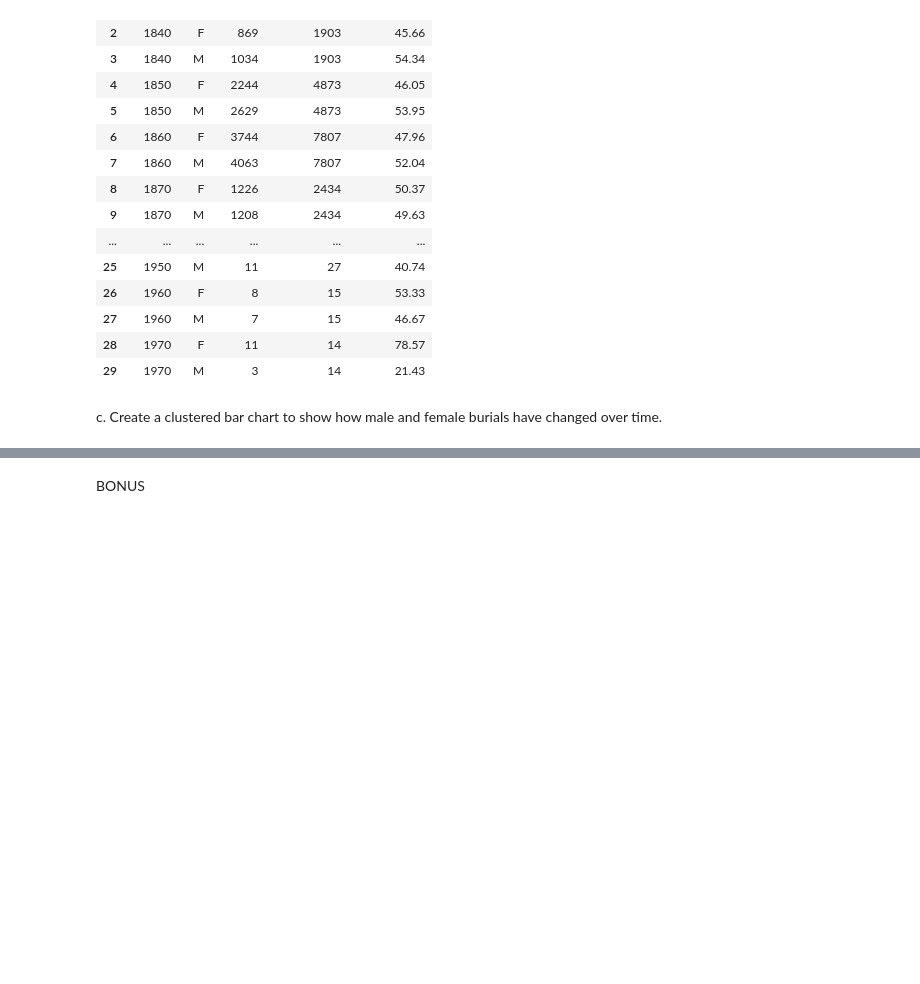
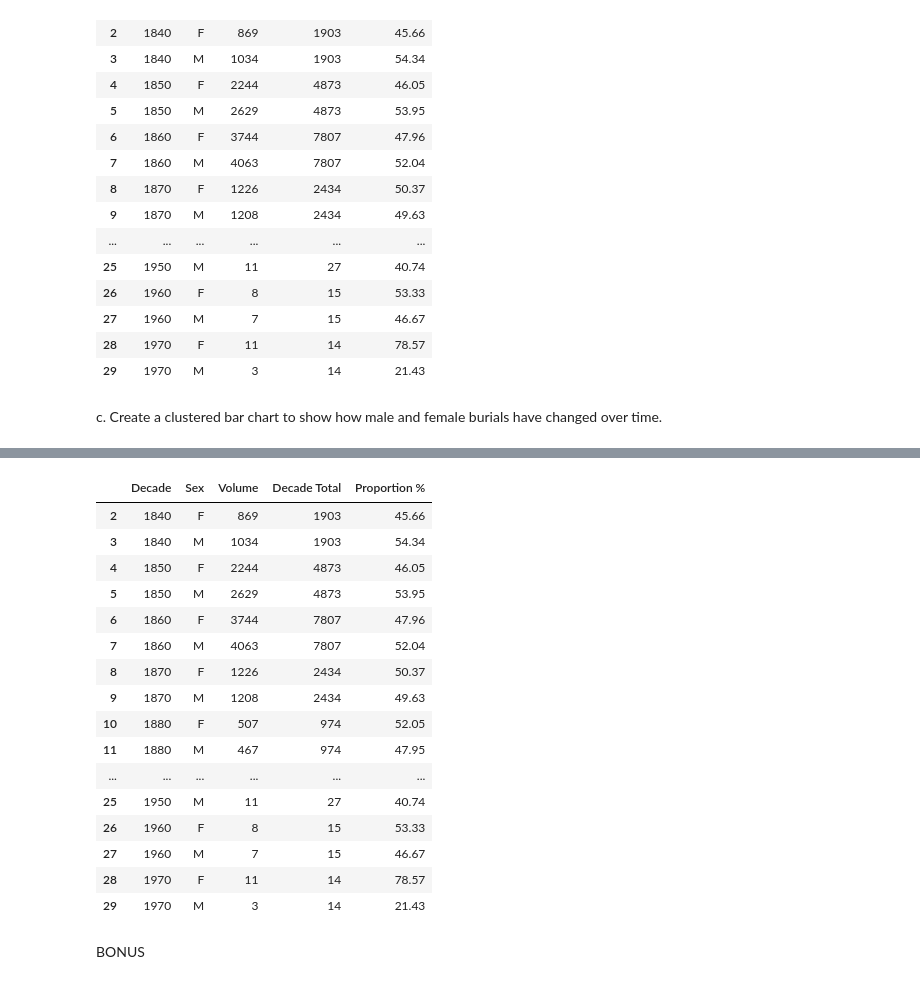
Before and after one commit to NSS-Data-Analytics-Cohort-10/advanced-pandas-elisianguyen, a Jupyter notebook: notebooks/advanced_pandas.ipynb, the cells around one changed output, grey strips where cells are left out. Saved outputs shown, nothing was run; the diff lists cells and outputs as text; code cells hidden in the pictures; blank space fills up the shorter version.

```diff
--- a/notebooks/advanced_pandas.ipynb
+++ b/notebooks/advanced_pandas.ipynb
@@ -322,3 +322,23 @@ plt.show()
+# %%
+burials_per_dec
+# %% [output]
+|  | Decade | Sex | Volume | Decade Total | Proportion % |
+| 2 | 1840 | F | 869 | 1903 | 45.66 |
+| 3 | 1840 | M | 1034 | 1903 | 54.34 |
+| 4 | 1850 | F | 2244 | 4873 | 46.05 |
+| 5 | 1850 | M | 2629 | 4873 | 53.95 |
+| 6 | 1860 | F | 3744 | 7807 | 47.96 |
+| 7 | 1860 | M | 4063 | 7807 | 52.04 |
+| 8 | 1870 | F | 1226 | 2434 | 50.37 |
+| 9 | 1870 | M | 1208 | 2434 | 49.63 |
+| 10 | 1880 | F | 507 | 974 | 52.05 |
+| 11 | 1880 | M | 467 | 974 | 47.95 |
+| ... | ... | ... | ... | ... | ... |
+| 25 | 1950 | M | 11 | 27 | 40.74 |
+| 26 | 1960 | F | 8 | 15 | 53.33 |
+| 27 | 1960 | M | 7 | 15 | 46.67 |
+| 28 | 1970 | F | 11 | 14 | 78.57 |
+| 29 | 1970 | M | 3 | 14 | 21.43 |
 # %% [markdown]
 BONUS
 # %% [markdown]
```
Also changed, not shown: parts of 6 cells of this notebook.
